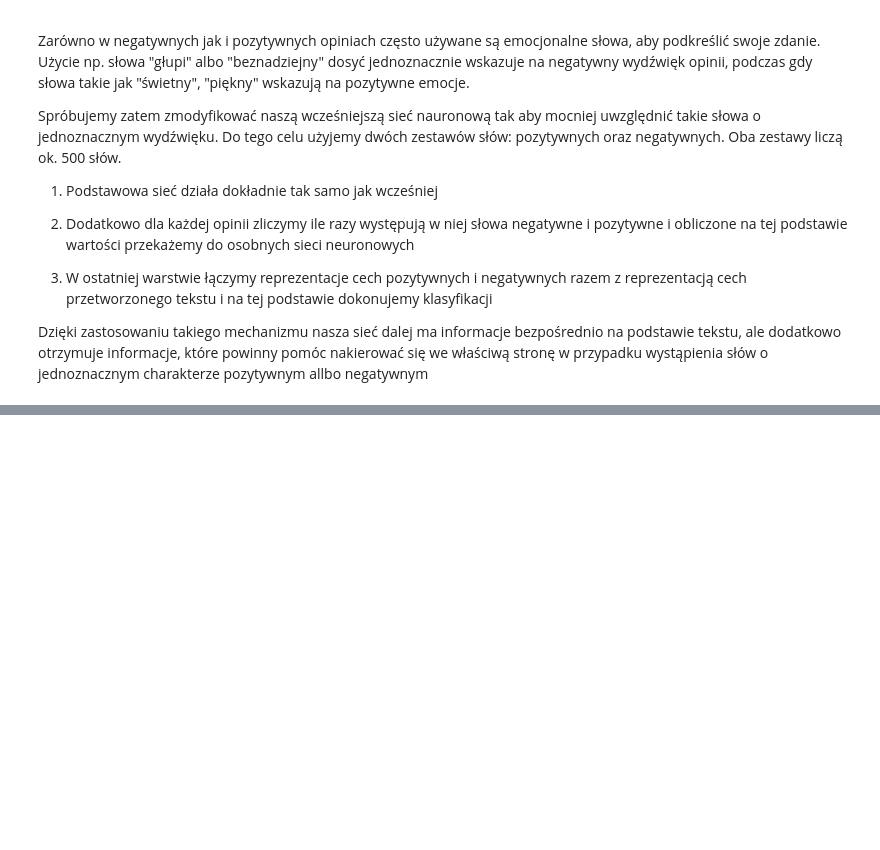
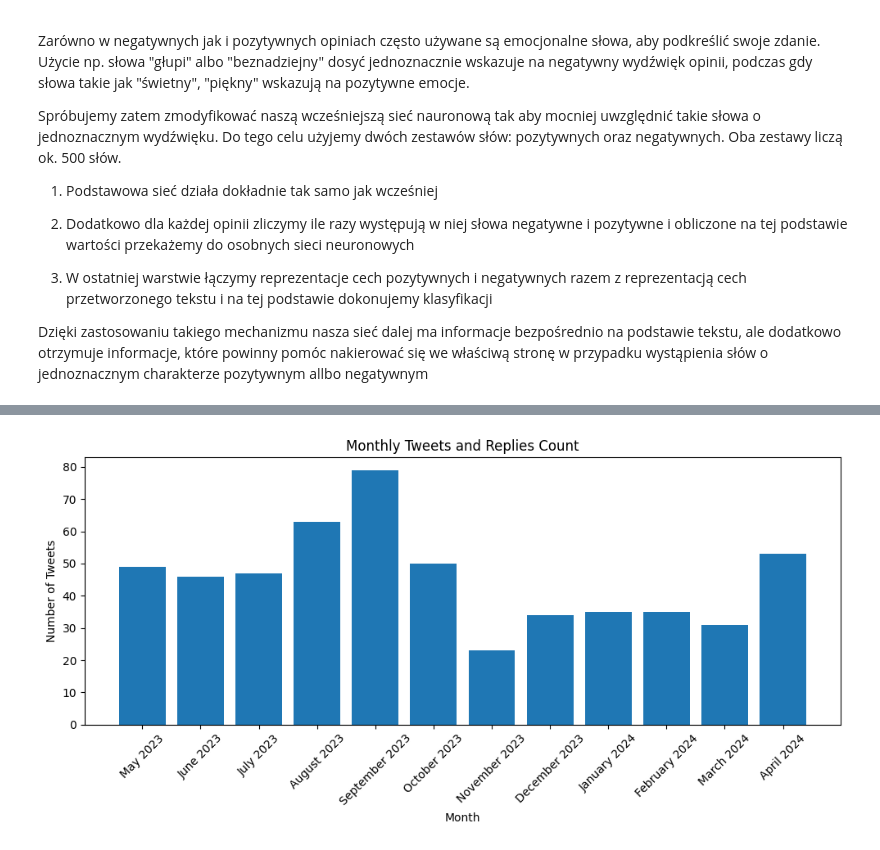
Before and after one commit to Caorxy/pl-sentiment-analysis, a Jupyter notebook: project.ipynb, the cells around one changed output, grey strips where cells are left out. Drawn from its saved outputs; the diff is of its cells as text; code cells hidden in the pictures; blank space fills up the shorter version.

```diff
--- a/project.ipynb
+++ b/project.ipynb
@@ -1334,0 +1231,34 @@ Klasyfikator wyćwiczony na zbiorze opinii internetowych może zostać także wy
+# %%
+import pandas as pd
+import matplotlib.pyplot as plt
+import matplotlib.dates as mdates
+
+df = pd.read_csv('TwExportly_MorawieckiM_tweets_2024_04_30.csv')
+filtered_df = df[
+    (df['language'] == 'pl') &
+    (df['type'].isin(['Tweet', 'Reply'])) &
+    (pd.to_datetime(df['created_at']) > '2023-05-02 00:00:01')
+][['text', 'created_at']]
+
+# ensure 'created_at' is in datetime format and set it as the index
+filtered_df['created_at'] = pd.to_datetime(filtered_df['created_at'])
+filtered_df.set_index('created_at', inplace=True)
+
+monthly_tweets = filtered_df.resample('M').size()
+monthly_tweets = monthly_tweets.reset_index()
+
+# convert 'created_at' to a string format without the time for plotting
+monthly_tweets['created_at'] = monthly_tweets['created_at'].dt.strftime('%B %Y')
+
+# plot the monthly tweet counts
+fig, ax = plt.subplots(figsize=(10, 5))
+ax.bar(monthly_tweets['created_at'], monthly_tweets[0])
+ax.set_title('Monthly Tweets and Replies Count')
+ax.set_xlabel('Month')
+ax.set_ylabel('Number of Tweets')
+
+plt.xticks(rotation=45)
+plt.tight_layout()
+plt.show()
+# %% [output]
+[figure, added]
```
Also changed, not shown: parts of 43 cells of this notebook, 3 other files.
